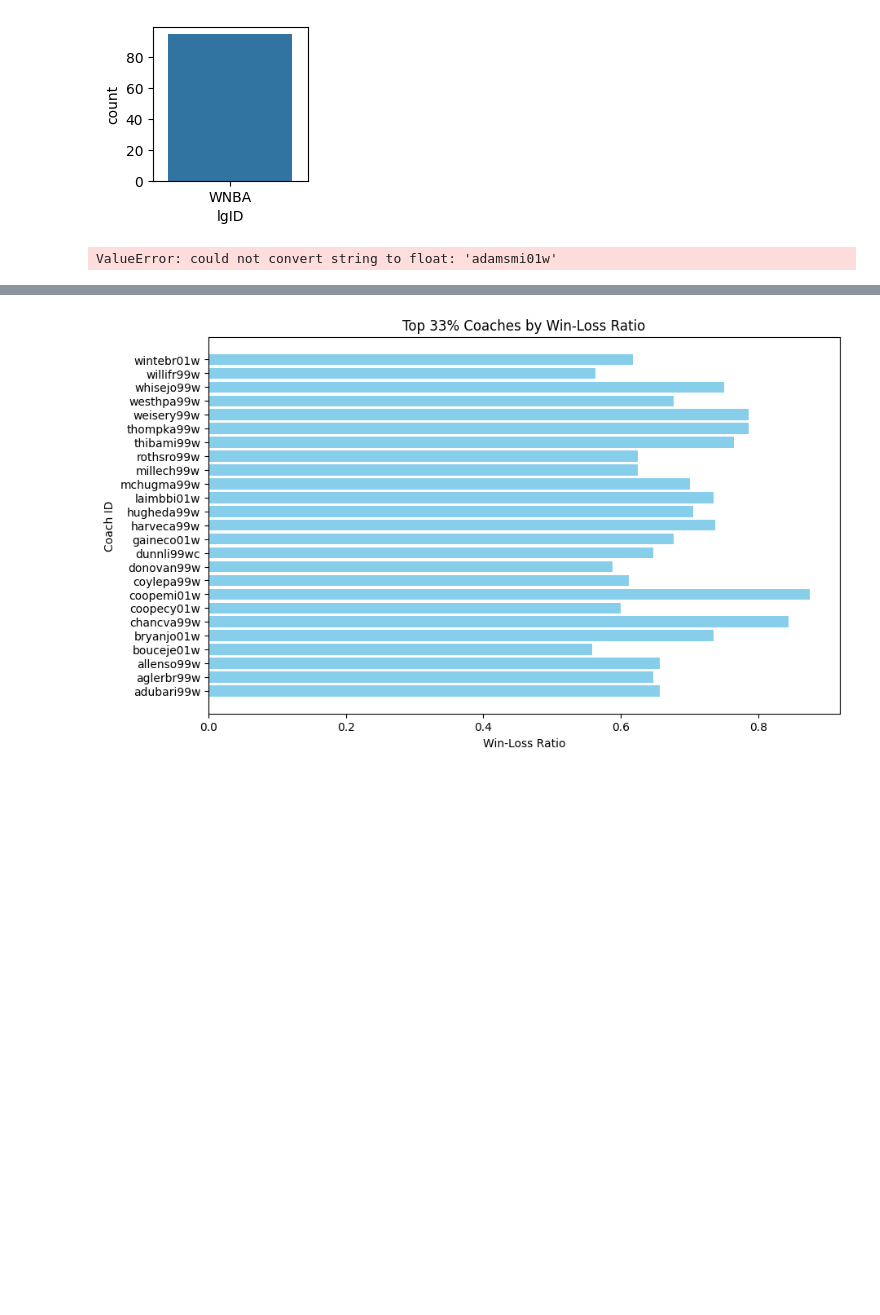
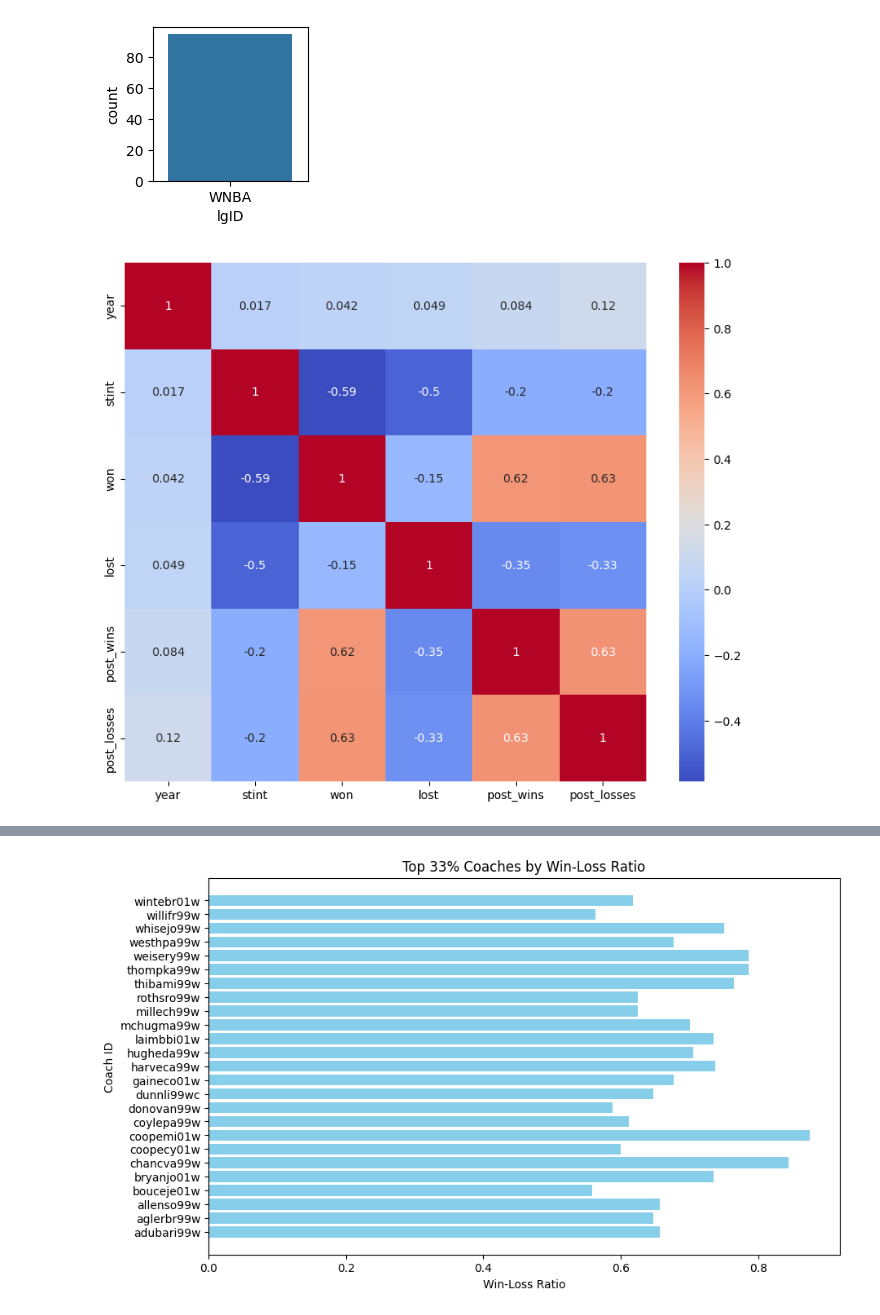
Before and after one commit to MartimHenriques/feup-machine-learning, a Jupyter notebook: src/data_understanding.ipynb, the cells around one changed output, grey strips where cells are left out. Cells and saved outputs as stored; diff of their text form; code cells hidden in the pictures; blank space fills up the shorter version.

```diff
--- a/src/data_understanding.ipynb
+++ b/src/data_understanding.ipynb
@@ -154,14 +154,16 @@ plt.show()
 [figure]
 # %%
 # Calculate the correlation matrix
-correlation_matrix = coaches_df.corr()
+#remove strings
+c_df = coaches_df.drop(['coachID', 'tmID', 'lgID'], axis=1)
+correlation_matrix = c_df.corr()
 
 # Plot a heatmap of the correlation matrix
 plt.figure(figsize=(10, 8))
 sb.heatmap(correlation_matrix, annot=True, cmap='coolwarm')
 plt.show()
 # %% [output]
-ValueError: could not convert string to float: 'adamsmi01w'
+[figure, added]
 # %%
 # %matplotlib inline
 # sb.pairplot(coaches_df, hue ='coachID')
```
Also changed, not shown: parts of 8 cells of this notebook, 5 other files.
